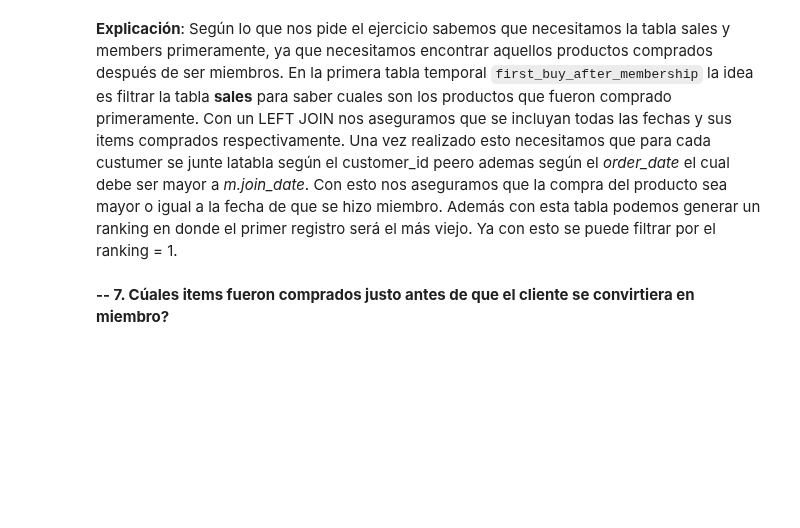
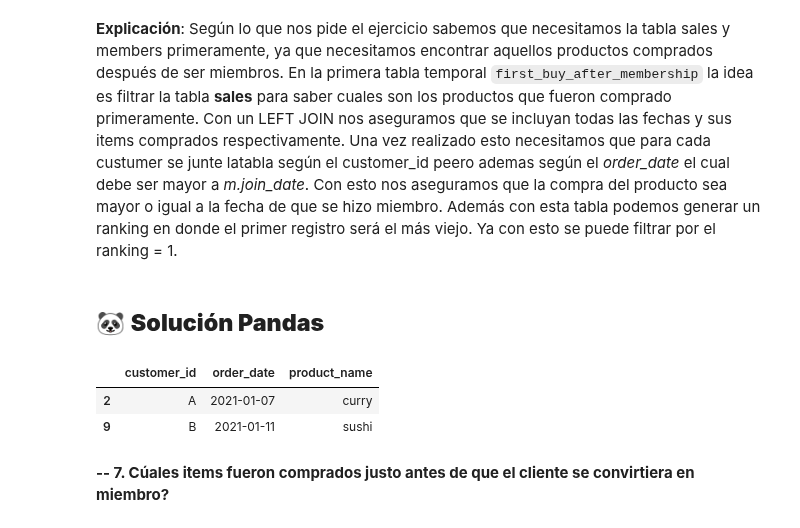
Before and after one commit to LLAES07/SQL_DESAFIO, a Jupyter notebook: Caso_1/Caso_1.ipynb, the cells around one changed output. Cells and saved outputs as stored; diff of their text form; code cells hidden in the pictures; blank space fills up the shorter version.

```diff
--- a/Caso_1/Caso_1.ipynb
+++ b/Caso_1/Caso_1.ipynb
@@ -489,6 +511,27 @@ pd.read_sql_query(query, connection)
 | 1 | A | curry |
 # %% [markdown]
 **Explicación**: Según lo que nos pide el ejercicio sabemos que necesitamos la tabla sales y members primeramente, ya que necesitamos encontrar aquellos productos comprados después de ser miembros. En la primera tabla temporal `first_buy_after_membership` la idea es filtrar la tabla **sales** para saber cuales son los productos que fueron comprado primeramente. Con un LEFT JOIN nos aseguramos que se incluyan todas las fechas y sus items comprados respectivamente. Una vez realizado esto necesitamos que para cada custumer se junte latabla según el customer_id peero ademas según el _order_date_ el cual debe ser mayor a *m.join_date*. Con esto nos aseguramos que la compra del producto sea mayor o igual a la fecha de que se hizo miembro. Además con esta tabla podemos generar un ranking en donde el primer registro será el más viejo. Ya con esto se puede filtrar por el ranking = 1.
+# %% [markdown]
+## 🐼 **Solución Pandas**
+# %%
+# Generamos el merge entre nuestro df_merge y members para tener la columna join_date
+df_combinado = df_merge.merge(df_members, on='customer_id', how='inner')
+
+# Filtramos por todas aquellas fechas que sean iguales o superiores a join date
+df_combinado = df_combinado[df_combinado['order_date'] >= df_combinado['join_date']]
+
+# Ordenamos por order date segun el cliente
+df_combinado = df_combinado.sort_values(['customer_id', 'order_date'])
+
+# Removemos todos los demas registros para solo dejar el primero
+df_primera_compra = df_combinado.drop_duplicates(subset=['customer_id'], keep='first')
+
+# Resultado final
+df_primera_compra[['customer_id', 'order_date', 'product_name']]
+# %% [output]
+|  | customer_id | order_date | product_name |
+| 2 | A | 2021-01-07 | curry |
+| 9 | B | 2021-01-11 | sushi |
 # %% [markdown]
 **-- 7. Cúales items fueron comprados justo antes de que el cliente se convirtiera en miembro?**
 # %%
```
Also changed, not shown: parts of 6 cells of this notebook.
